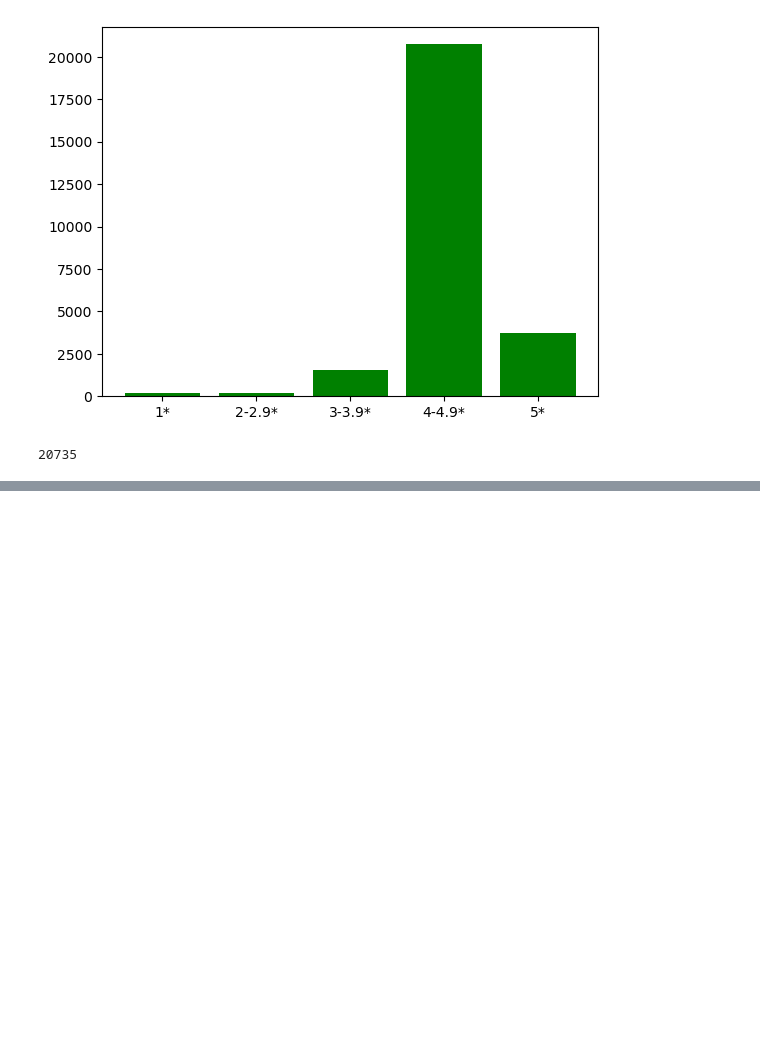
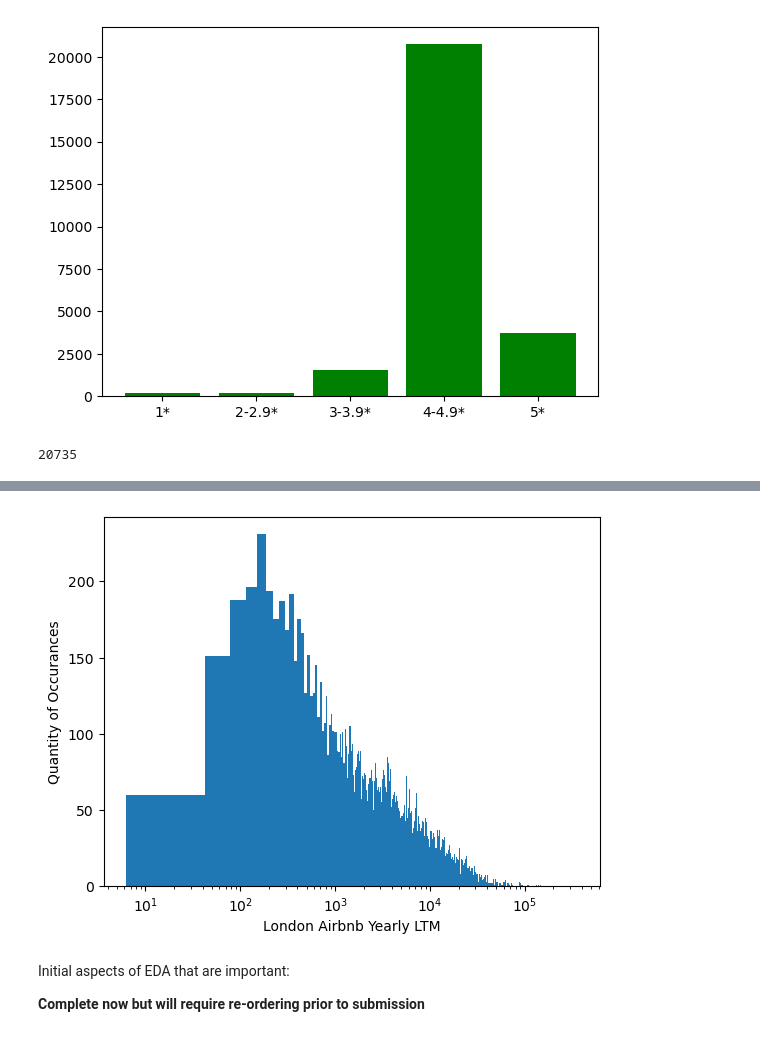
Before and after one commit to BMedlam/Accounting-For-Taste, a Jupyter notebook: EDA - Capstone.ipynb, the cells around one changed output, grey strips where cells are left out. Saved outputs shown, nothing was run; the diff lists cells and outputs as text; code cells hidden in the pictures; blank space fills up the shorter version.

```diff
--- a/EDA - Capstone.ipynb
+++ b/EDA - Capstone.ipynb
@@ -260,0 +281,14 @@ len(airbnb_ldn[(airbnb_ldn['Overall Rating'] >= 4) & (airbnb_ldn['Overall Rating
+# %%
+# Plot the same graph but using a 'log' scale on the x-axis, to see how this alteres/improves the distribution
+plt.figure()
+plt.hist(airbnb_ldn['Annual Revenue LTM (Native)'], bins=10000)
+plt.xlabel('London Airbnb Yearly LTM')
+plt.ylabel('Quantity of Occurances')
+plt.xscale('log')
+plt.show()
+# %% [output]
+[figure, added]
+# %% [markdown]
+Initial aspects of EDA that are important:
+
+**Complete now but will require re-ordering prior to submission**
```
Also changed, not shown: parts of 13 cells of this notebook.
